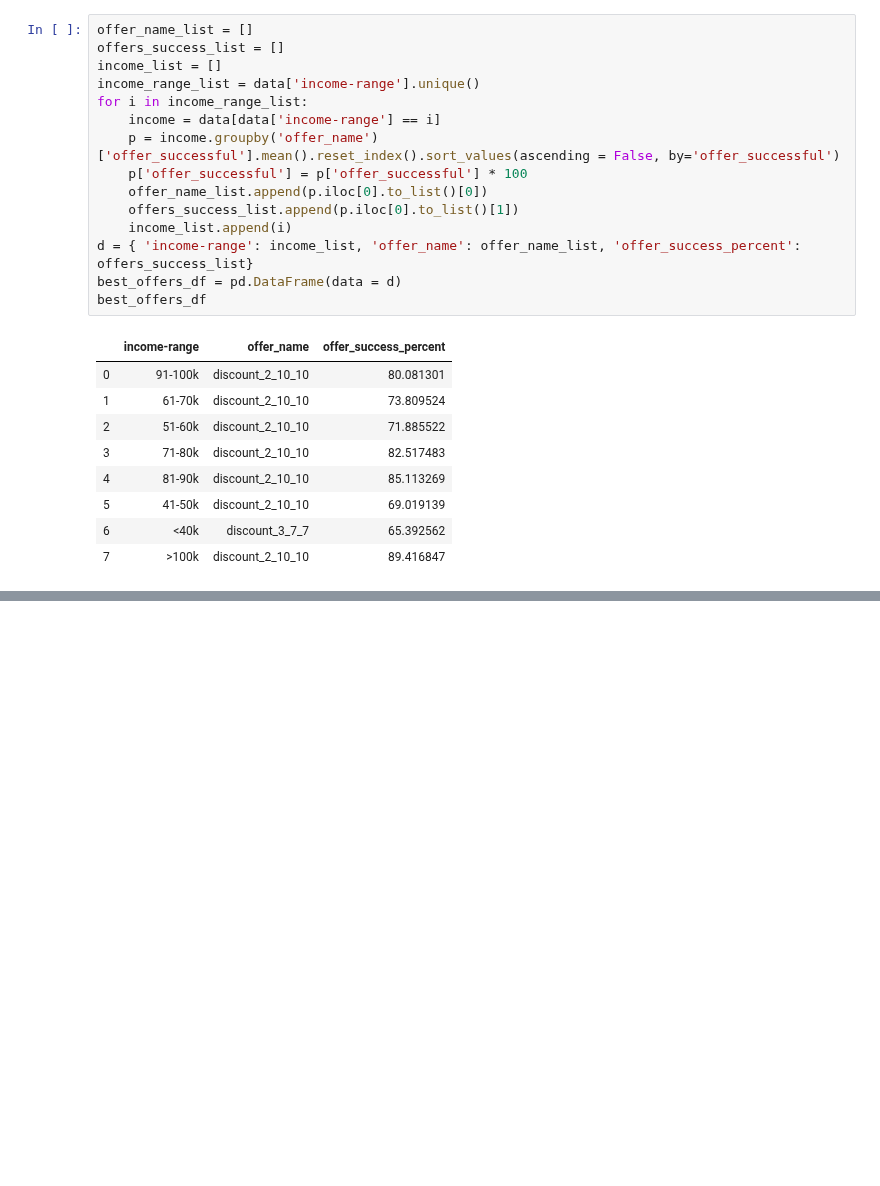
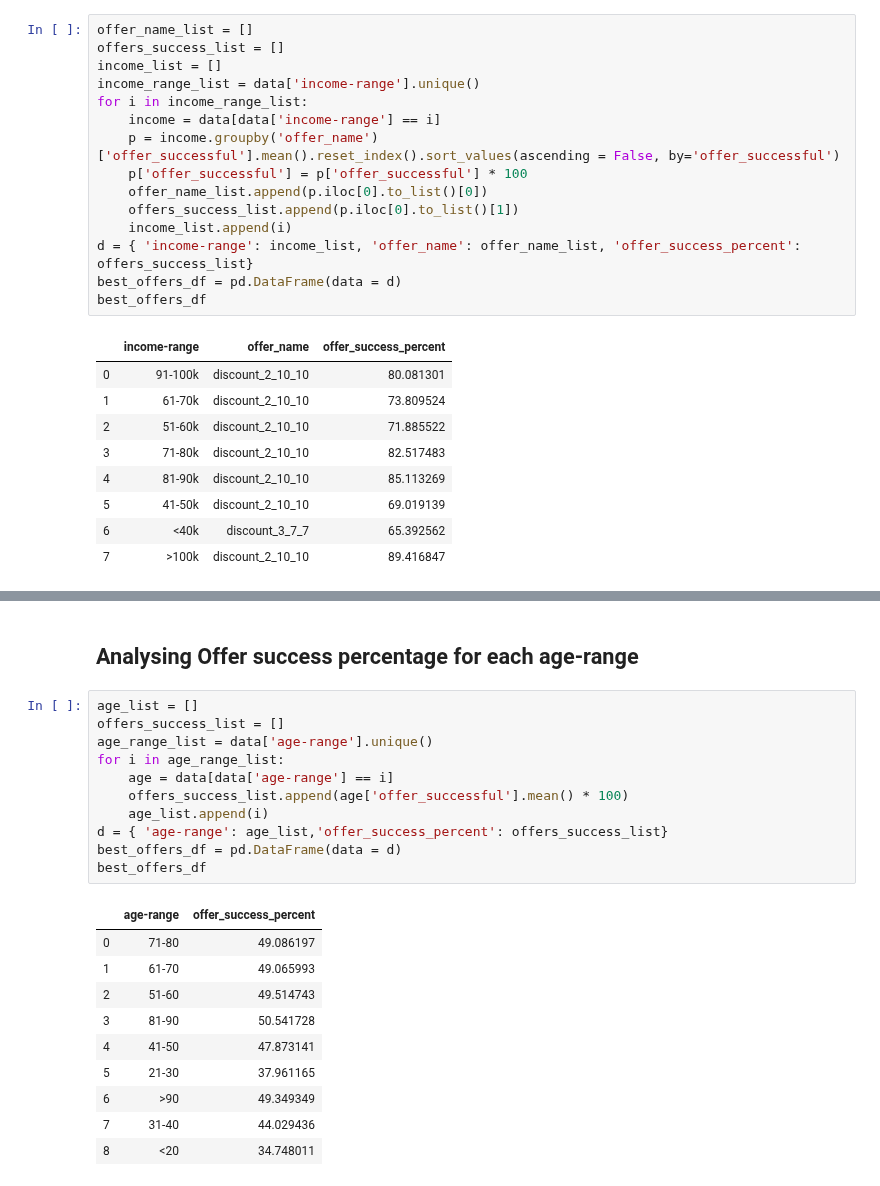
Before and after one commit to amitborkar98/Starbucks-capstone, a Jupyter notebook: Starbucks_Capstone_notebook.ipynb, the cells around one changed output, grey strips where cells are left out. Saved outputs shown, nothing was run; the diff lists cells and outputs as text; blank space fills up the shorter version.

```diff
--- a/Starbucks_Capstone_notebook.ipynb
+++ b/Starbucks_Capstone_notebook.ipynb
@@ -1190,0 +1216,24 @@ best_offers_df
+# %% [markdown]
+## Analysing Offer success percentage for each age-range
+# %%
+age_list = []
+offers_success_list = []
+age_range_list = data['age-range'].unique()
+for i in age_range_list:
+    age = data[data['age-range'] == i]
+    offers_success_list.append(age['offer_successful'].mean() * 100)
+    age_list.append(i)
+d = { 'age-range': age_list,'offer_success_percent': offers_success_list}
+best_offers_df = pd.DataFrame(data = d)
+best_offers_df
+# %% [output]
+|  | age-range | offer_success_percent |
+| 0 | 71-80 | 49.086197 |
+| 1 | 61-70 | 49.065993 |
+| 2 | 51-60 | 49.514743 |
+| 3 | 81-90 | 50.541728 |
+| 4 | 41-50 | 47.873141 |
+| 5 | 21-30 | 37.961165 |
+| 6 | >90 | 49.349349 |
+| 7 | 31-40 | 44.029436 |
+| 8 | <20 | 34.748011 |
```
Also changed, not shown: parts of 6 cells of this notebook.
